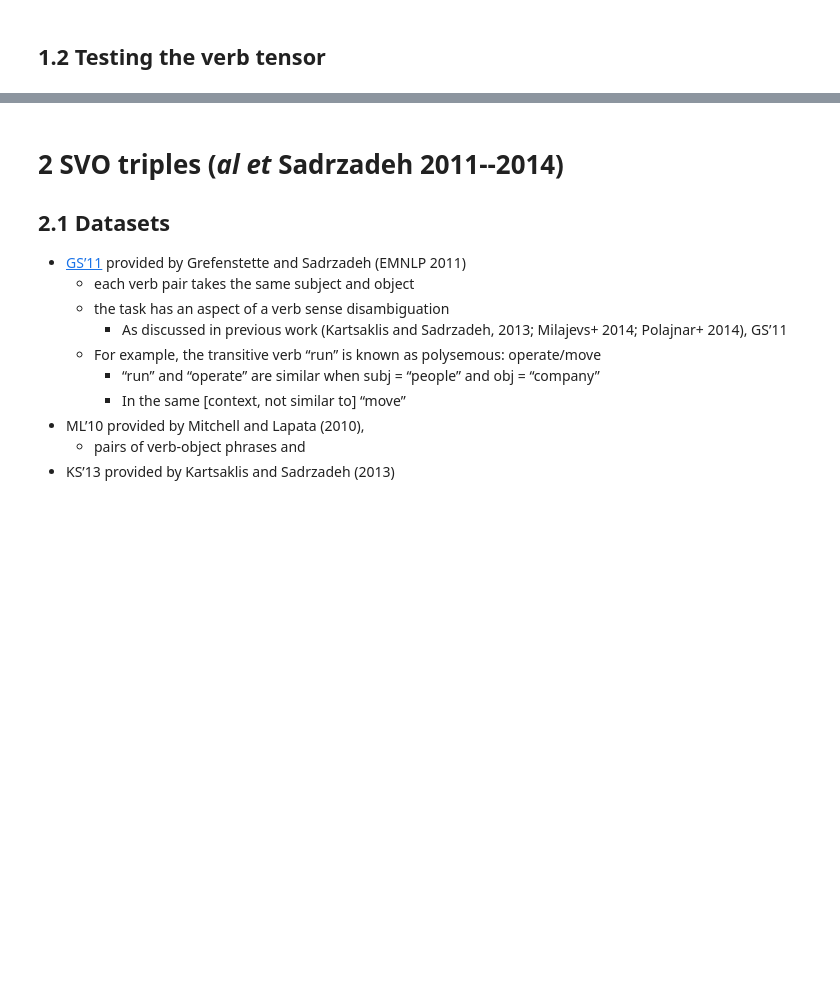
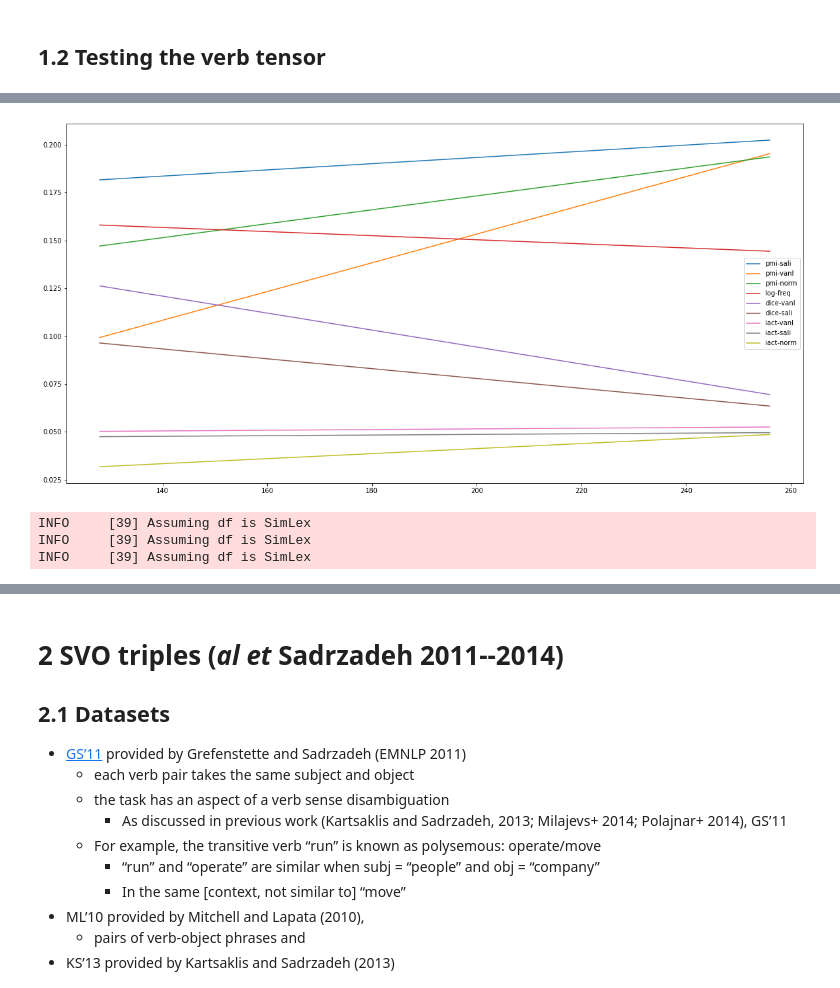
Before and after one commit to makrai/verb-tensor, a Jupyter notebook: eval.ipynb, the cells around one changed output, grey strips where cells are left out. Drawn from its saved outputs; the diff is of its cells as text; code cells hidden in the pictures; blank space fills up the shorter version.

```diff
--- a/eval.ipynb
+++ b/eval.ipynb
@@ -169,0 +137,6 @@ simlex_obj = df_columns_from_filen(simlex_obj, col='SimLex999')
+# %%
+def plot_rank(df, col):
+    for weight in df.weight.unique():
+        df0 = df[(df.weight==weight)&(df.cutoff==100)]
+        plt.plot(df0.rank_, df0[col])
+        plt.legend(df.weight.unique())
@@ -169,0 +153,10 @@ simlex_obj = df_columns_from_filen(simlex_obj, col='SimLex999')
+# %%
+plot_rank(df, 'sim')
+# %% [output]
+[figure, added]
+# %%
+df = compare_100_256(simlex, mode_to_test='nsubj', col='SimLex999')
+# %% [output]
+INFO     [39] Assuming df is SimLex
+INFO     [39] Assuming df is SimLex
+INFO     [39] Assuming df is SimLex
```
Also changed, not shown: parts of 28 cells of this notebook.
